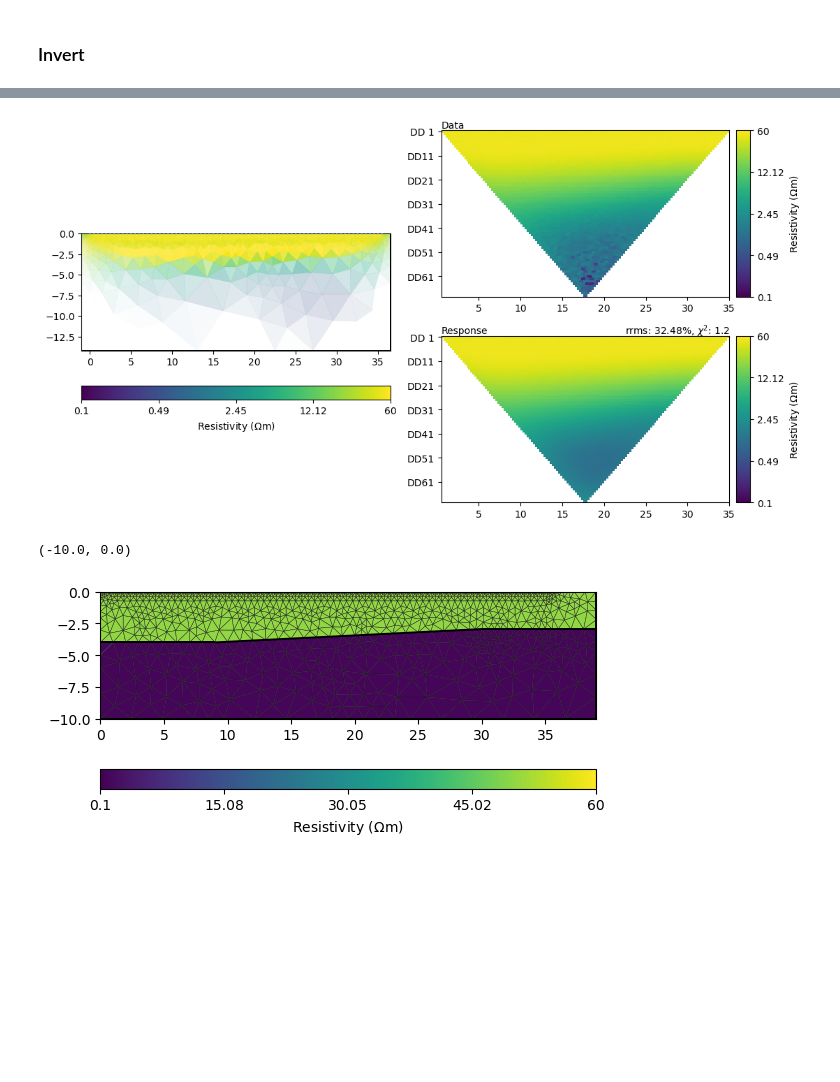
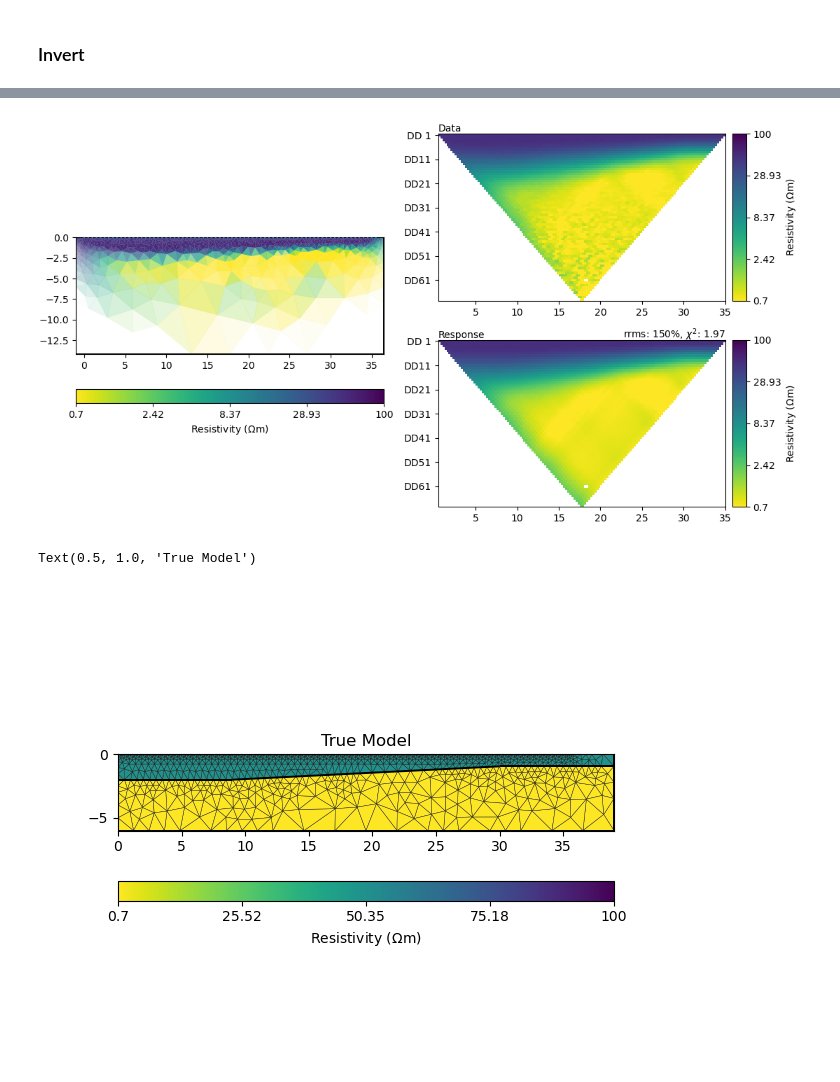
Before and after one commit to mariacarrizo/EMI-ERT_Freshwater, a Jupyter notebook: Synthetic_case/5.1_ERT_Testing.ipynb, the cells around one changed output, grey strips where cells are left out. Cells and saved outputs as stored; diff of their text form; code cells hidden in the pictures; blank space fills up the shorter version.

```diff
--- a/Synthetic_case/5.1_ERT_Testing.ipynb
+++ b/Synthetic_case/5.1_ERT_Testing.ipynb
@@ -10,7 +12,7 @@ from pygimli.physics import ert
 # %% [markdown]
 ### Define geometry
 # %%
-world = mt.createWorld(start=[0, 0], end=[39, -10],
+world = mt.createWorld(start=[0, 0], end=[39, -6],
                        worldMarker=True)
 
 xz = np.load('models/boundary.npy')
@@ -32,7 +34,7 @@ for p in scheme.sensors():
     geom.createNode(p - [0, 0.1])
 
 # Create a mesh for the finite element modelling with appropriate mesh quality.
-mesh = mt.createMesh(geom, quality=34)
+mesh = mt.createMesh(geom, quality=32)
 
 # Create a map to set resistivity values in the appropriate regions
 # [[regionNumber, resistivity], [regionNumber, resistivity], [...]
@@ -40,7 +42,7 @@ rhomap = [[0, 50],
           [1, 0.83],]
 
 # Take a look at the mesh and the resistivity distribution
-pg.show(mesh, data=rhomap, label=pg.unit('res'), showMesh=True, cMin=0.1, cMax=60, cMap='viridis',
-       norm='log')
+pg.show(mesh, data=rhomap, label=pg.unit('res'), showMesh=True, cMin=0.1, cMax=60, cMap='viridis_r',
+       norm='log', )
 # %% [output]
 (<Axes: >, <matplotlib.colorbar.Colorbar at 0x...>)
@@ -112,17 +115,18 @@ inv = mgr.invert(lam=20, verbose=False)
 # %%
-mgr.showResultAndFit(cMin=0.1, cMax=60, cMap='viridis')
+mgr.showResultAndFit(cMin=0.7, cMax=100, cMap='viridis_r')
 meshPD = pg.Mesh(mgr.paraDomain) # Save copy of para mesh for plotting later
 # %% [output]
-[figure, old version]
+[figure, new version]
 # %%
 fig, ax = plt.subplots()
 pg.show(mesh, data=rhomap, label=pg.unit('res'),
-        showMesh=True, cMin=0.1, cMax=60, cMap='viridis', ax=ax)
-ax.set_ylim([-10,0])
+        showMesh=True, cMin=0.7, cMax=100, cMap='viridis_r', ax=ax)
+ax.set_ylim([-6,0])
 #ax.set_xlim([-72,72])
+ax.set_title('True Model')
 # %% [output]
-(-10.0, 0.0)
+Text(0.5, 1.0, 'True Model')
-[figure, old version]
+[figure, new version]
 # %%
 fig, ax = plt.subplots()
 
```
Also changed, not shown: parts of 11 cells of this notebook, 21 other files.
